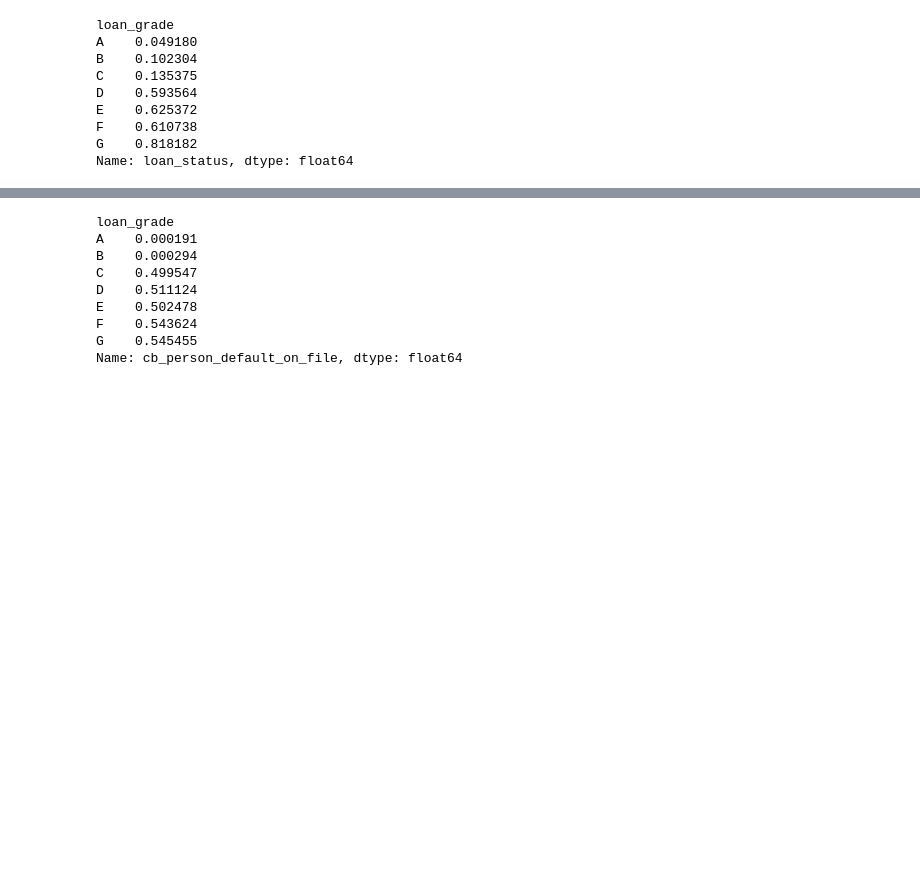
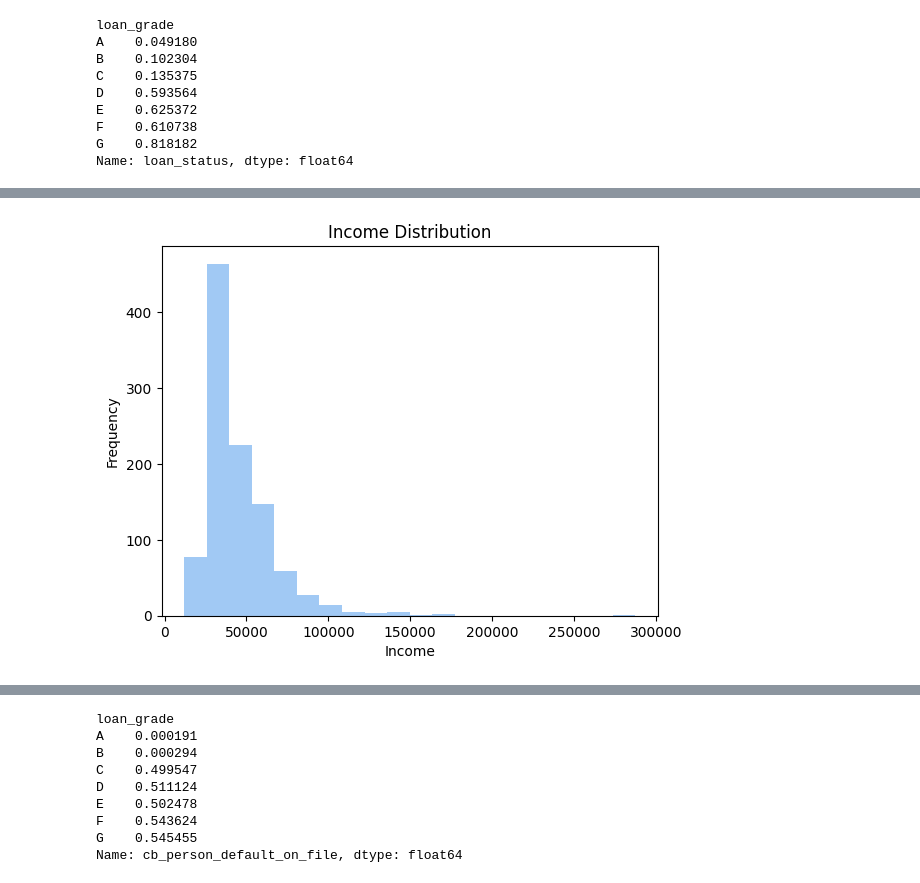
Before and after one commit to gauthaman77/EDA-Loan-Approval-Prediction, a Jupyter notebook: eda-loan-prediction.ipynb, the cells around one changed output, grey strips where cells are left out. Cells and saved outputs as stored; diff of their text form; code cells hidden in the pictures; blank space fills up the shorter version.

Commit message:
Kaggle Notebook | EDA loan prediction | Version 3

```diff
--- a/eda-loan-prediction.ipynb
+++ b/eda-loan-prediction.ipynb
@@ -69,0 +112,11 @@ Name: loan_status, dtype: float64
+# %%
+# Let us check for the qualities of grade A loan approved people
+df_A_grade = df[(df['loan_grade']=='A') & (df['loan_status']==1)]
+df_A_grade.shape
+# There are more than 1000 people with such situation
+# Assumptions on such people
+# High income
+# Living rent or owned home
+# Have more work experience
+# Have not defaulted
+# loan percent income is less
@@ -69,0 +182,11 @@ Name: loan_status, dtype: float64
+# %%
+# This is where there is no compromise no defaults
+# Let us create histogram of income
+# Create the histogram
+plt.hist(df_A_grade['person_income'], bins=20)  # Adjust bins as needed
+plt.xlabel('Income')
+plt.ylabel('Frequency')
+plt.title('Income Distribution')
+plt.show()
+# %% [output]
+[figure, added]
```
Also changed, not shown: parts of 21 cells of this notebook.
